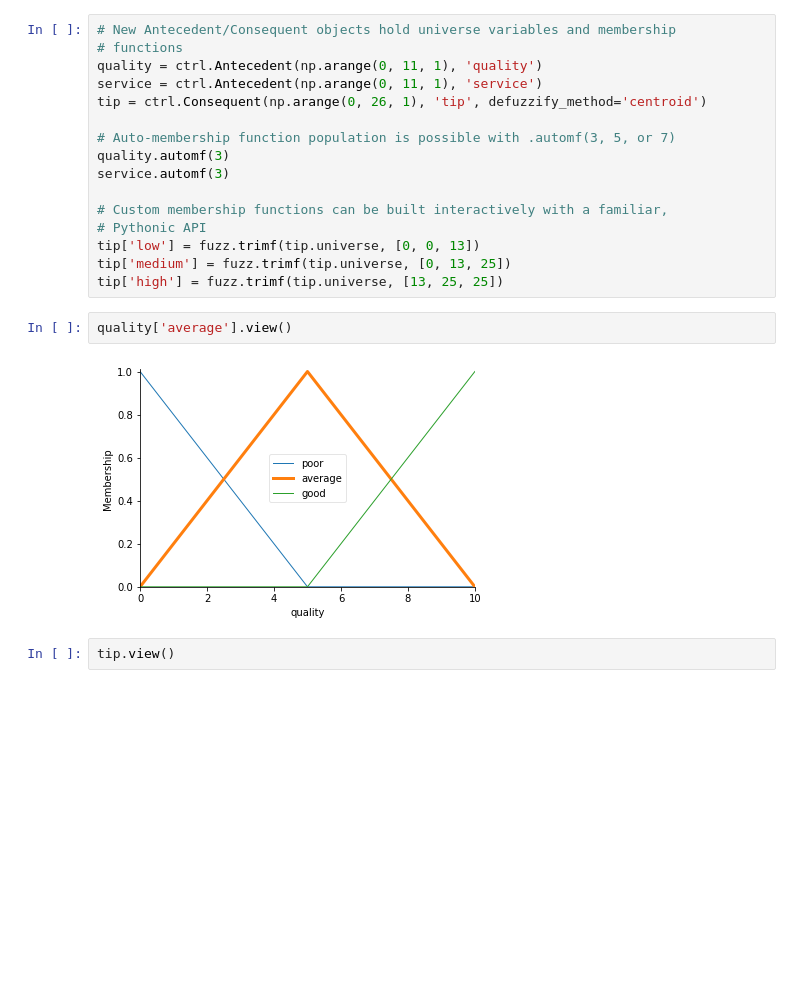
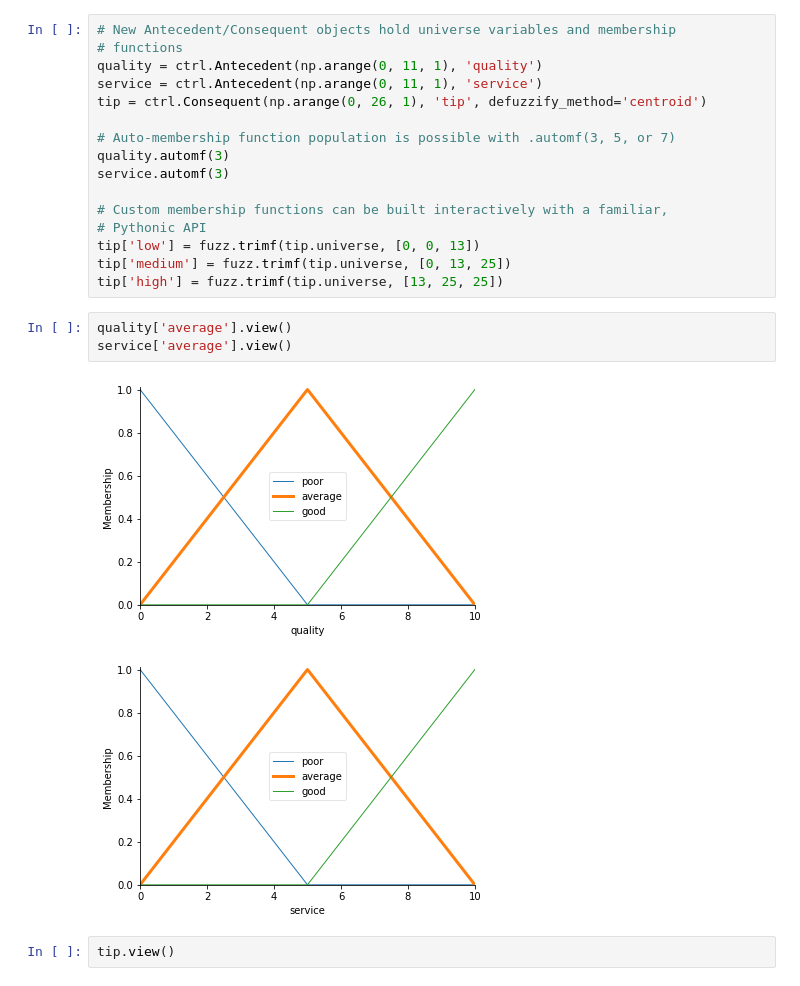
Before and after one commit to Channyein23/SFD-SMS, a Jupyter notebook: Fuzzy.ipynb, the cells around one changed output. Drawn from its saved outputs; the diff is of its cells as text; blank space fills up the shorter version.

```diff
--- a/Fuzzy.ipynb
+++ b/Fuzzy.ipynb
@@ -20,8 +20,10 @@ tip['medium'] = fuzz.trimf(tip.universe, [0, 13, 25])
 tip['high'] = fuzz.trimf(tip.universe, [13, 25, 25])
 # %%
 quality['average'].view()
+service['average'].view()
 # %% [output]
 [figure]
+[figure, added]
 # %%
 tip.view()
 # %% [output]
```
Also changed, not shown: parts of 3 cells of this notebook, 2 other files.
